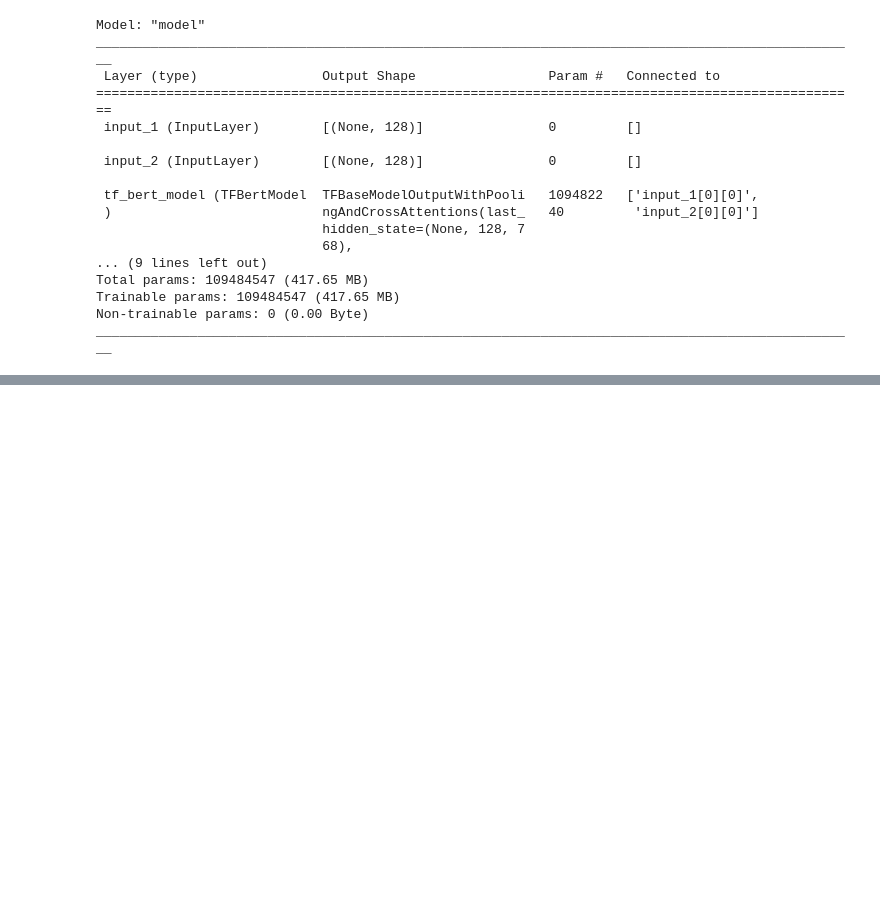
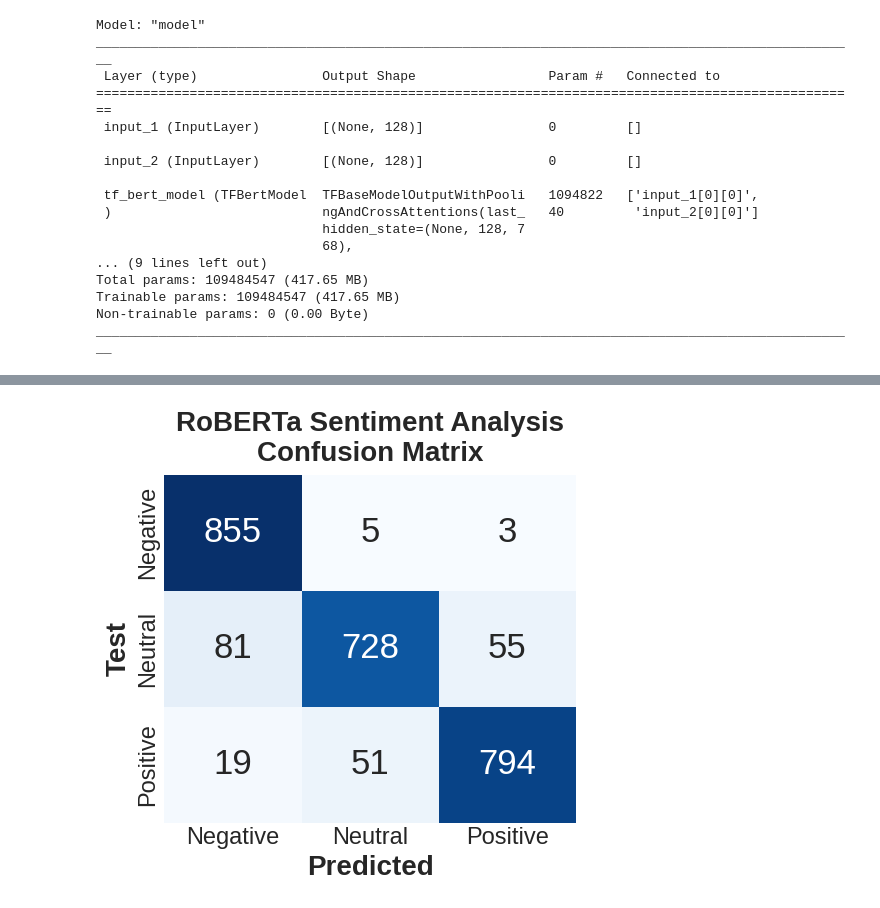
Before and after one commit to jasonh14/bert_roberta_financial_sentiment_analysis, a Jupyter notebook: aol_nlp.ipynb, the cells around one changed output, grey strips where cells are left out. Saved outputs shown, nothing was run; the diff lists cells and outputs as text; code cells hidden in the pictures; blank space fills up the shorter version.

```diff
--- a/aol_nlp.ipynb
+++ b/aol_nlp.ipynb
@@ -518,0 +587,3 @@ weighted avg       0.92      0.92      0.91      2591
+# %%
+model = create_model(roberta_model, MAX_LEN)
+model.summary()
@@ -518,0 +608,2 @@ weighted avg       0.92      0.92      0.91      2591
+# %%
+history_2 = model.fit([train_input_ids,train_attention_masks], y_train, validation_data=([val_input_ids,val_attention_masks], y_valid), epochs=4, batch_size=30)
@@ -518,0 +619,2 @@ weighted avg       0.92      0.92      0.91      2591
+# %%
+result_roberta = model.predict([test_input_ids,test_attention_masks])
@@ -518,0 +623,7 @@ weighted avg       0.92      0.92      0.91      2591
+# %%
+y_pred_roberta =  np.zeros_like(result_roberta)
+y_pred_roberta[np.arange(len(y_pred_roberta)), result_roberta.argmax(1)] = 1
+# %%
+conf_matrix(y_test.argmax(1),y_pred_roberta.argmax(1),'RoBERTa Sentiment Analysis\nConfusion Matrix')
+# %% [output]
+[figure, added]
```
Also changed, not shown: parts of 31 cells of this notebook.
